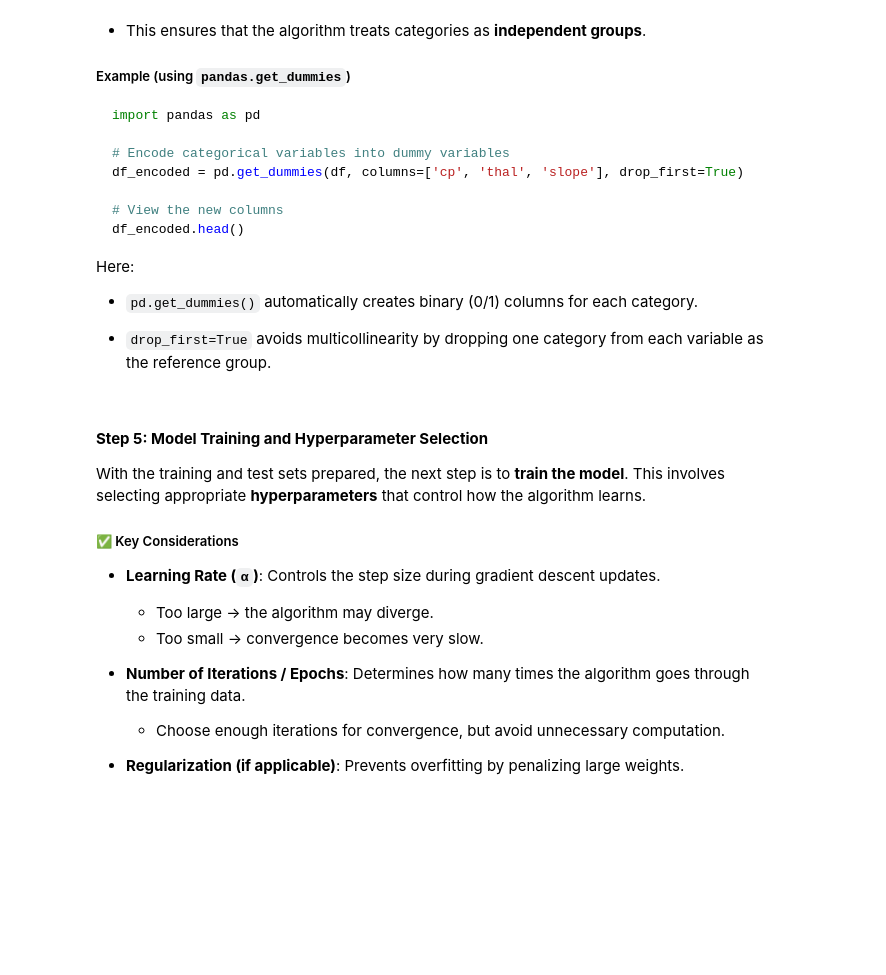
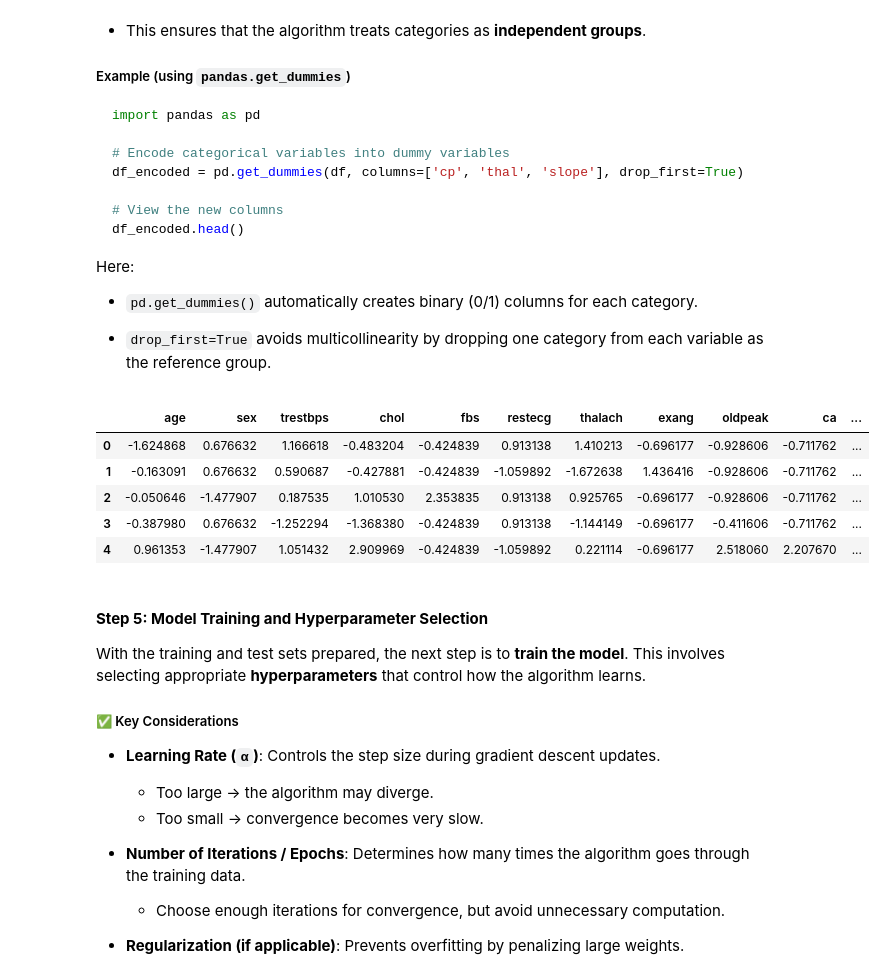
Before and after one commit to gabbymp3/stat362, a Jupyter notebook: student/homeworks/Assignment 1/HW1_binary.ipynb, the cells around one changed output. Drawn from its saved outputs; the diff is of its cells as text; code cells hidden in the pictures; blank space fills up the shorter version.

```diff
--- a/student/homeworks/Assignment 1/HW1_binary.ipynb
+++ b/student/homeworks/Assignment 1/HW1_binary.ipynb
@@ -338,3 +412,9 @@ In this step, you will begin by **importing the dataset into your working enviro
 - Reviewing **summary statistics** with `.describe()` to quickly understand ranges, averages, and distributions of numeric columns
 
 This step ensures that you have properly loaded the dataset and gained a **high-level understanding of its characteristics**, which is essential before moving into deeper transformation, or modeling tasks.
+# %%
+data = pd.read_csv('st_heart_disease_classification.csv')
+print(data.head())
+print("Dimensions:", data.shape)
+print("Data info:", data.info())
+print("Summary stats:", data.describe())
@@ -417,6 +527,23 @@ Here:
 - `pd.get_dummies()` automatically creates binary (0/1) columns for each category.
 
 - `drop_first=True` avoids multicollinearity by dropping one category from each variable as the reference group.
+# %%
+X_train_scaled_df = pd.DataFrame(X_train_scaled, columns=X_train.columns)
+X_test_scaled_df = pd.DataFrame(X_test_scaled, columns=X_test.columns)
+
+X_train_scaled_encoded = pd.get_dummies(X_train_scaled_df, columns=['cp', 'thal', 'slope'], drop_first=True).astype(float)
+X_test_scaled_encoded = pd.get_dummies(X_test_scaled_df, columns=['cp', 'thal', 'slope'], drop_first=True).astype(float)
+
+X_test_scaled_encoded = X_test_scaled_encoded.reindex(columns=X_train_scaled_encoded.columns)
+
+X_train_scaled_encoded.head()
+# %% [output]
+|  | age | sex | trestbps | chol | fbs | restecg | thalach | exang | oldpeak | ca | ... |
+| 0 | -1.624868 | 0.676632 | 1.166618 | -0.483204 | -0.424839 | 0.913138 | 1.410213 | -0.696177 | -0.928606 | -0.711762 | ... |
+| 1 | -0.163091 | 0.676632 | 0.590687 | -0.427881 | -0.424839 | -1.059892 | -1.672638 | 1.436416 | -0.928606 | -0.711762 | ... |
+| 2 | -0.050646 | -1.477907 | 0.187535 | 1.010530 | 2.353835 | 0.913138 | 0.925765 | -0.696177 | -0.928606 | -0.711762 | ... |
+| 3 | -0.387980 | 0.676632 | -1.252294 | -1.368380 | -0.424839 | 0.913138 | -1.144149 | -0.696177 | -0.411606 | -0.711762 | ... |
+| 4 | 0.961353 | -1.477907 | 1.051432 | 2.909969 | -0.424839 | -1.059892 | 0.221114 | -0.696177 | 2.518060 | 2.207670 | ... |
 # %% [markdown]
 #### **Step 5: Model Training and Hyperparameter Selection**
 
```
Also changed, not shown: parts of 8 cells of this notebook.
